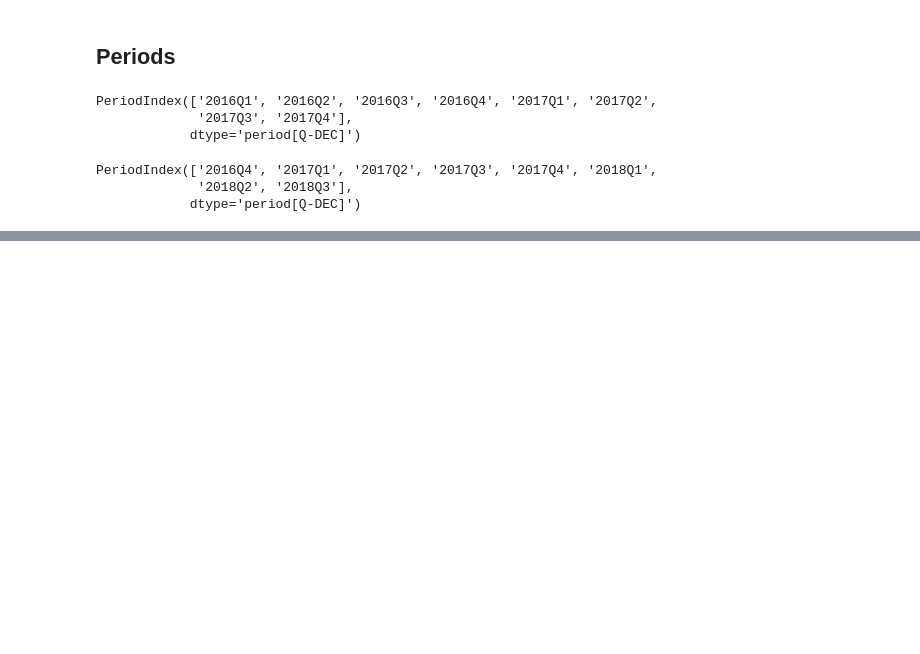
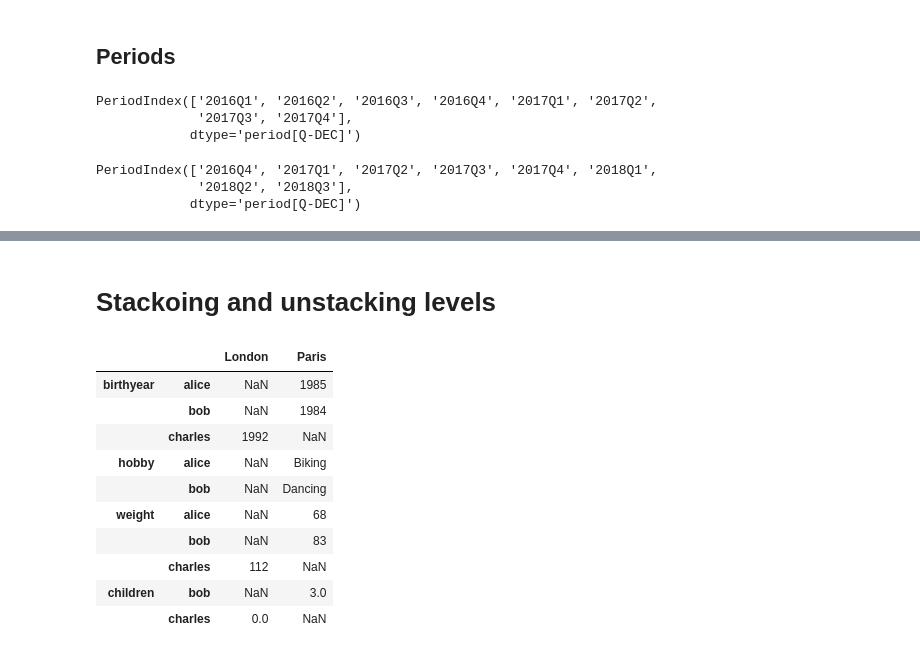
Before and after one commit to nswekosk/hands-on-machine-learning-practice, a Jupyter notebook: Pandas_Practice.ipynb, the cells around one changed output, grey strips where cells are left out. Saved outputs shown, nothing was run; the diff lists cells and outputs as text; code cells hidden in the pictures; blank space fills up the shorter version.

```diff
--- a/Pandas_Practice.ipynb
+++ b/Pandas_Practice.ipynb
@@ -428,0 +672,14 @@ PeriodIndex(['2016Q4', '2017Q1', '2017Q2', '2017Q3', '2017Q4', '2018Q1',
+# %%
+d5 = pd.DataFrame(
+  {
+    ("public", "birthyear"):
+        {("Paris","alice"):1985, ("Paris","bob"): 1984, ("London","charles"): 1992},
+    ("public", "hobby"):
+        {("Paris","alice"):"Biking", ("Paris","bob"): "Dancing"},
+    ("private", "weight"):
+        {("Paris","alice"):68, ("Paris","bob"): 83, ("London","charles"): 112},
+    ("private", "children"):
+        {("Paris", "alice"):np.nan, ("Paris","bob"): 3, ("London","charles"): 0}
+  }
+)
+d5
@@ -428,0 +715,3 @@ PeriodIndex(['2016Q4', '2017Q1', '2017Q2', '2017Q3', '2017Q4', '2018Q1',
+# %%
+d5.columns = d5.columns.droplevel(level = 0)
+d5
@@ -428,0 +725,3 @@ PeriodIndex(['2016Q4', '2017Q1', '2017Q2', '2017Q3', '2017Q4', '2018Q1',
+# %%
+d6 = d5.T
+d6
@@ -428,0 +735,17 @@ PeriodIndex(['2016Q4', '2017Q1', '2017Q2', '2017Q3', '2017Q4', '2018Q1',
+# %% [markdown]
+# Stackoing and unstacking levels
+# %%
+d7 = d6.stack()
+d7
+# %% [output]
+|  |  | London | Paris |
+| birthyear | alice | NaN | 1985 |
+|  | bob | NaN | 1984 |
+|  | charles | 1992 | NaN |
+| hobby | alice | NaN | Biking |
+|  | bob | NaN | Dancing |
+| weight | alice | NaN | 68 |
+|  | bob | NaN | 83 |
+|  | charles | 112 | NaN |
+| children | bob | NaN | 3.0 |
+|  | charles | 0.0 | NaN |
```
Also changed, not shown: parts of 45 cells of this notebook.
